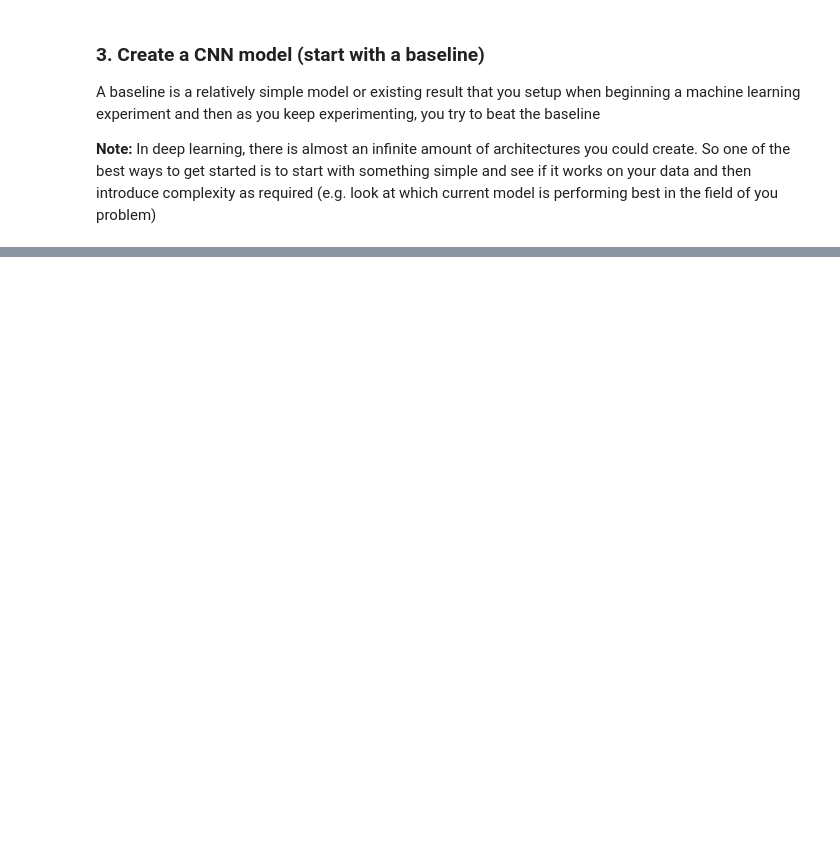
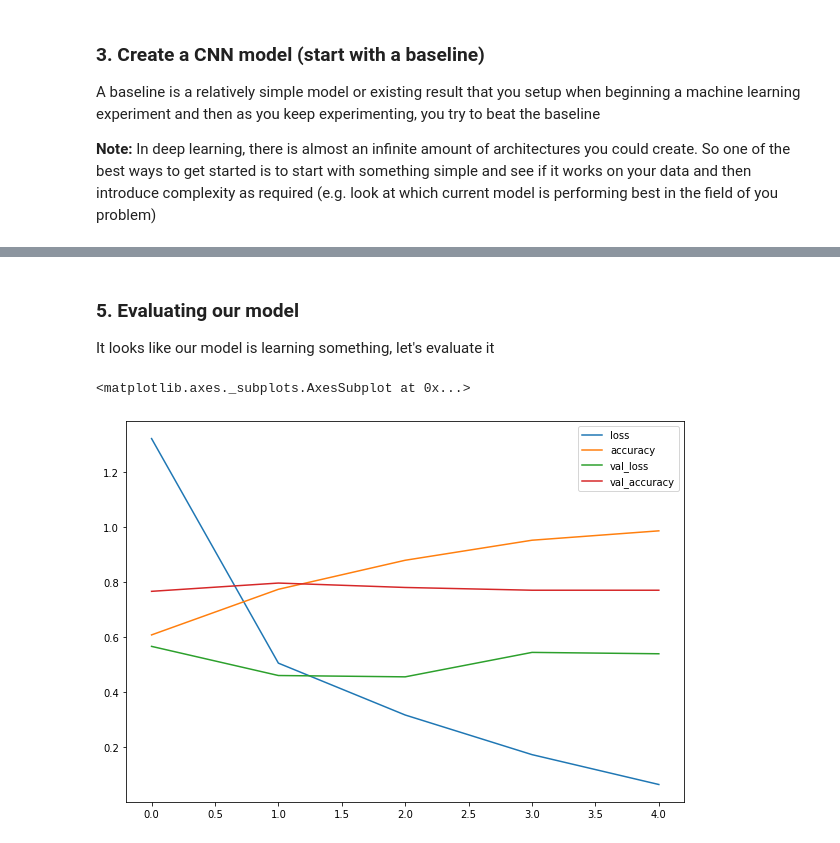
Before and after one commit to ThangDoan2001/TensorFlow_ZeroToHero, a Jupyter notebook: 03_introduction_to_commputer_vision_with_tensorflow.ipynb, the cells around one changed output, grey strips where cells are left out. Saved outputs shown, nothing was run; the diff lists cells and outputs as text; code cells hidden in the pictures; blank space fills up the shorter version.

```diff
--- a/03_introduction_to_commputer_vision_with_tensorflow.ipynb
+++ b/03_introduction_to_commputer_vision_with_tensorflow.ipynb
@@ -522,5 +524,11 @@ model_4 = Sequential([
          input_shape=(224, 224, 3)), # Input layer (Specify input shape)
   Conv2D(10, 3, activation="relu"),
   Conv2D(10, 3, activation="relu"),
+  Flatten(),
   Dense(1, activation="sigmoid") # Output layer (working with binary classification so only 1 output neuron)
 ])
+# %%
+# Compile the model
+model_4.compile(loss="binary_crossentropy",
+                optimizer=Adam(),
+                metrics=["accuracy"])
@@ -526,0 +564,7 @@ model_4 = Sequential([
+# %%
+# Fit the model
+history_4 = model_4.fit(train_data, # It's a combination of labels and sample data
+                        epochs=5,
+                        steps_per_epoch=len(train_data),
+                        validation_data=test_data,
+                        validation_steps=len(test_data))
@@ -526,0 +582,11 @@ model_4 = Sequential([
+# %% [markdown]
+### 5. Evaluating our model
+
+It looks like our model is learning something, let's evaluate it
+# %%
+# Let's plot the traing curves
+import pandas as pd
+pd.DataFrame(history_4.history).plot(figsize=(10, 7))
+# %% [output]
+<matplotlib.axes._subplots.AxesSubplot at 0x...>
+[figure, added]
```
Also changed, not shown: parts of 22 cells of this notebook.
